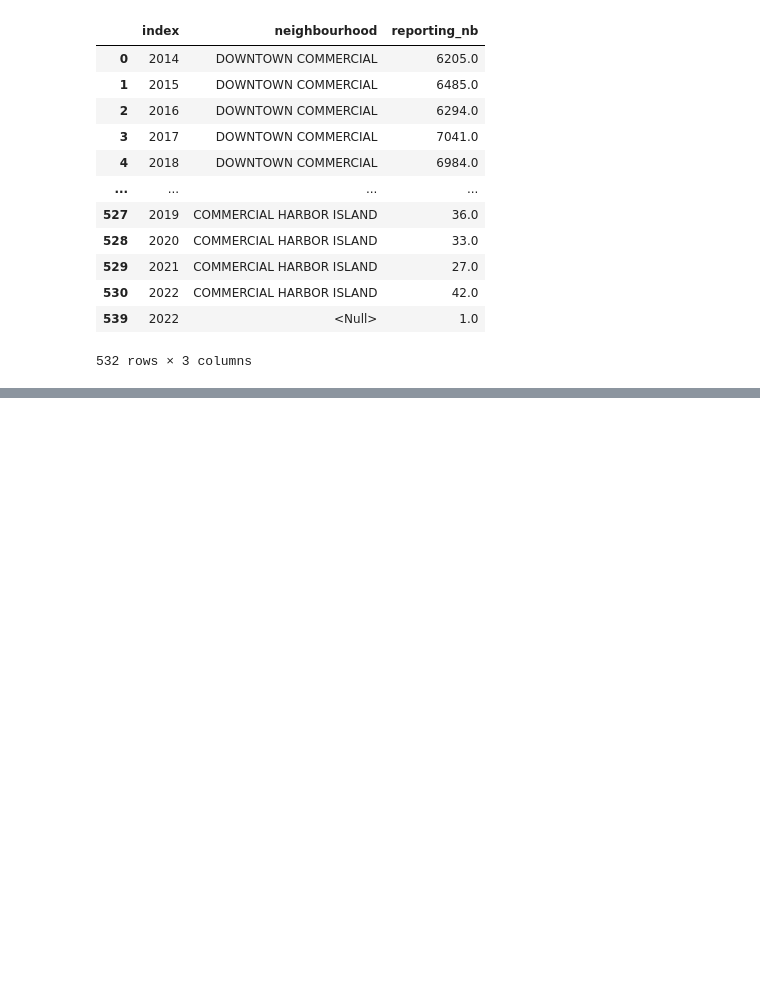
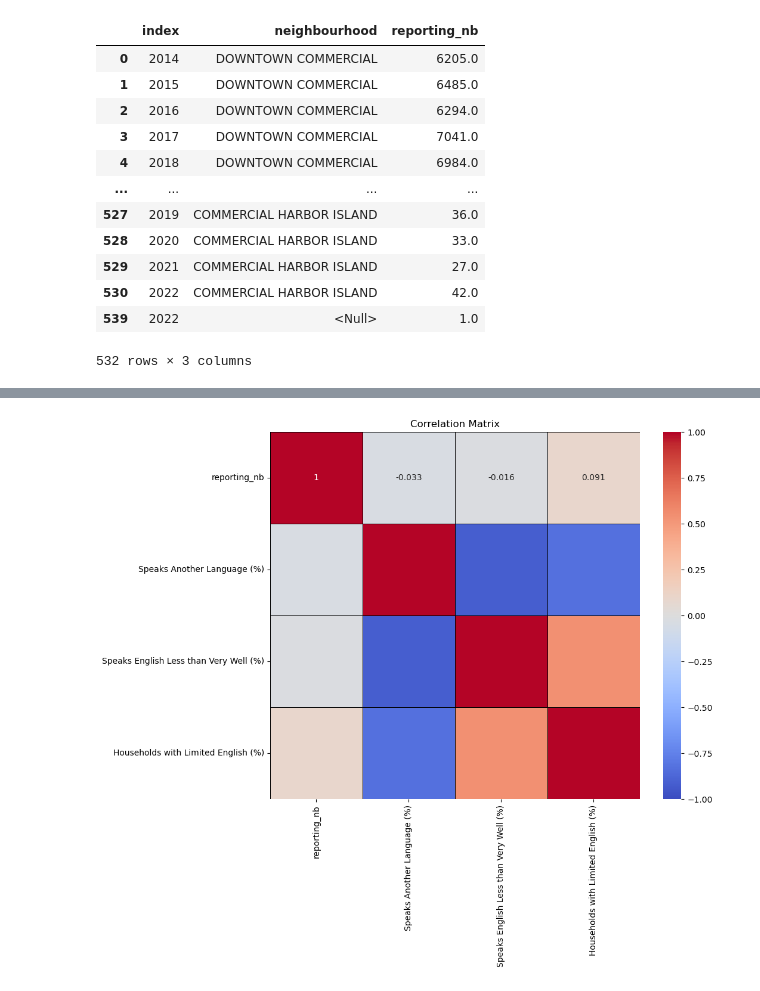
Before and after one commit to nemdim/Capstone-Project-Group-1, a Jupyter notebook: certain_crime_types.ipynb, the cells around one changed output, grey strips where cells are left out. Saved outputs shown, nothing was run; the diff lists cells and outputs as text; code cells hidden in the pictures; blank space fills up the shorter version.

```diff
--- a/certain_crime_types.ipynb
+++ b/certain_crime_types.ipynb
@@ -699,0 +862,2 @@ summary_df_melt
+# %%
+language_per_neighborhood.drop(columns='mapped_neighborhood', inplace = True)
@@ -699,0 +866,4 @@ summary_df_melt
+# %%
+# reporting_nb is aggregated (mean) from 2014 - 2022
+# Speaks EN or not is a Count 2015-2022
+neighborhood_merged = language_per_neighborhood.merge(summary_agr, on= 'neighbourhood')
@@ -699,0 +890,2 @@ summary_df_melt
+# %%
+neighborhood_merged['total population'] = neighborhood_merged['Speaks Another Language'] + neighborhood_merged['Speaks English Less than Very Well'] + neighborhood_merged['Households with Limited English'] #+ neighborhood_merged['Speaks English']
@@ -699,0 +912,9 @@ summary_df_melt
+# %%
+# Calculate the percentages
+neighborhood_merged['Speaks Another Language (%)'] = (neighborhood_merged['Speaks Another Language'] / neighborhood_merged['total population']) * 100
+neighborhood_merged['Speaks English Less than Very Well (%)'] = (neighborhood_merged['Speaks English Less than Very Well'] / neighborhood_merged['total population']) * 100
+neighborhood_merged['Households with Limited English (%)'] = (neighborhood_merged['Households with Limited English'] / neighborhood_merged['total population']) * 100
+#language_per_neighborhood['Speaks English (%)'] = (language_per_neighborhood['Speaks English'] / language_per_neighborhood['total population']) * 100
+
+# Drop the original count columns if you no longer need them
+language_2020 = neighborhood_merged.drop(columns=['Speaks Another Language', 'Speaks English Less than Very Well', 'Households with Limited English'])
@@ -699,0 +941,11 @@ summary_df_melt
+# %%
+# Create a correlation matrix
+correlation_matrix = language_2020[['reporting_nb', 'Speaks Another Language (%)', 'Speaks English Less than Very Well (%)', 'Households with Limited English (%)']].corr()
+
+# Plot the correlation matrix
+plt.figure(figsize=(10, 8))
+sns.heatmap(correlation_matrix, annot=True, cmap='coolwarm', vmin=-1, vmax=1, linewidths=0.5, linecolor='black')
+plt.title('Correlation Matrix')
+plt.show()
+# %% [output]
+[figure, added]
```
Also changed, not shown: parts of 36 cells of this notebook.
